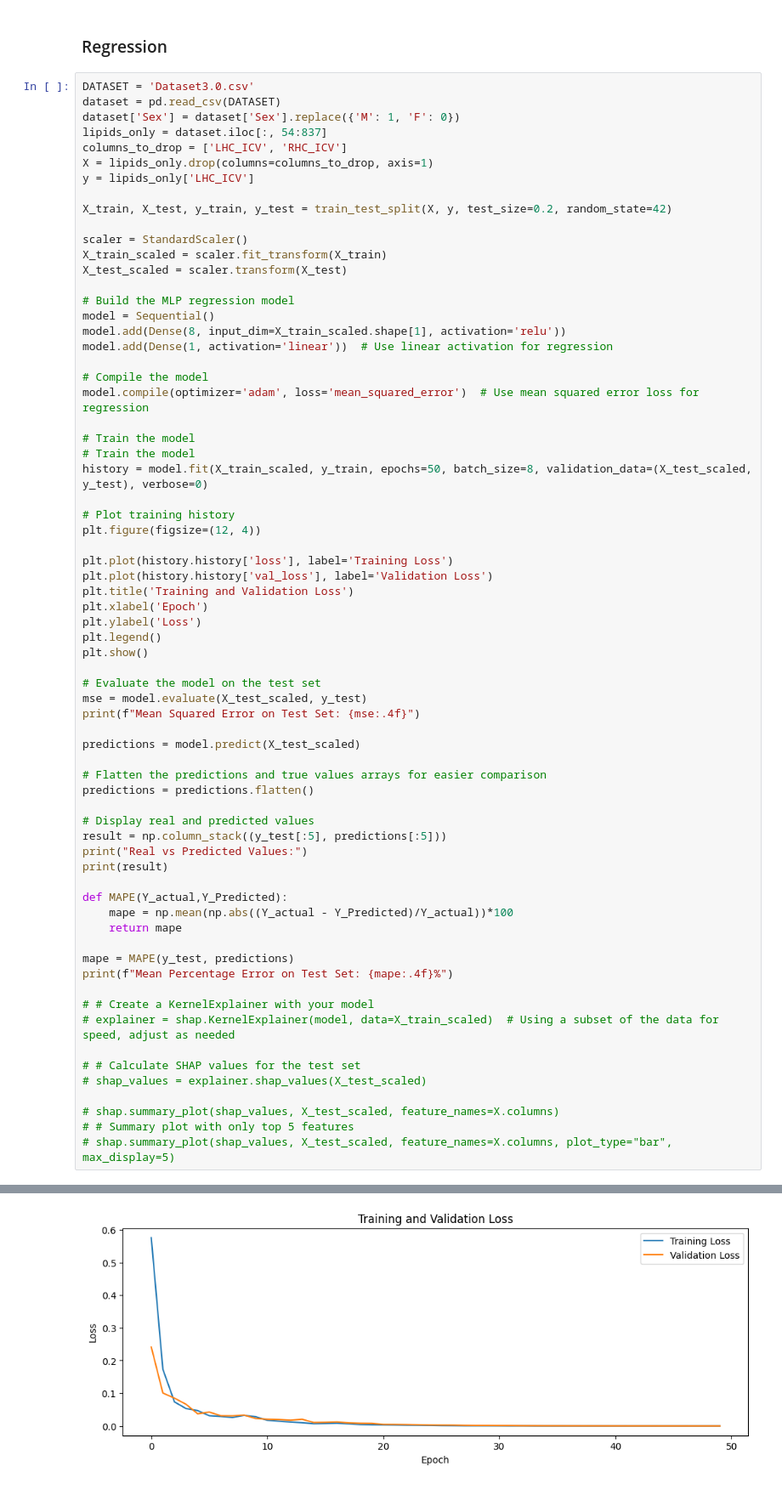
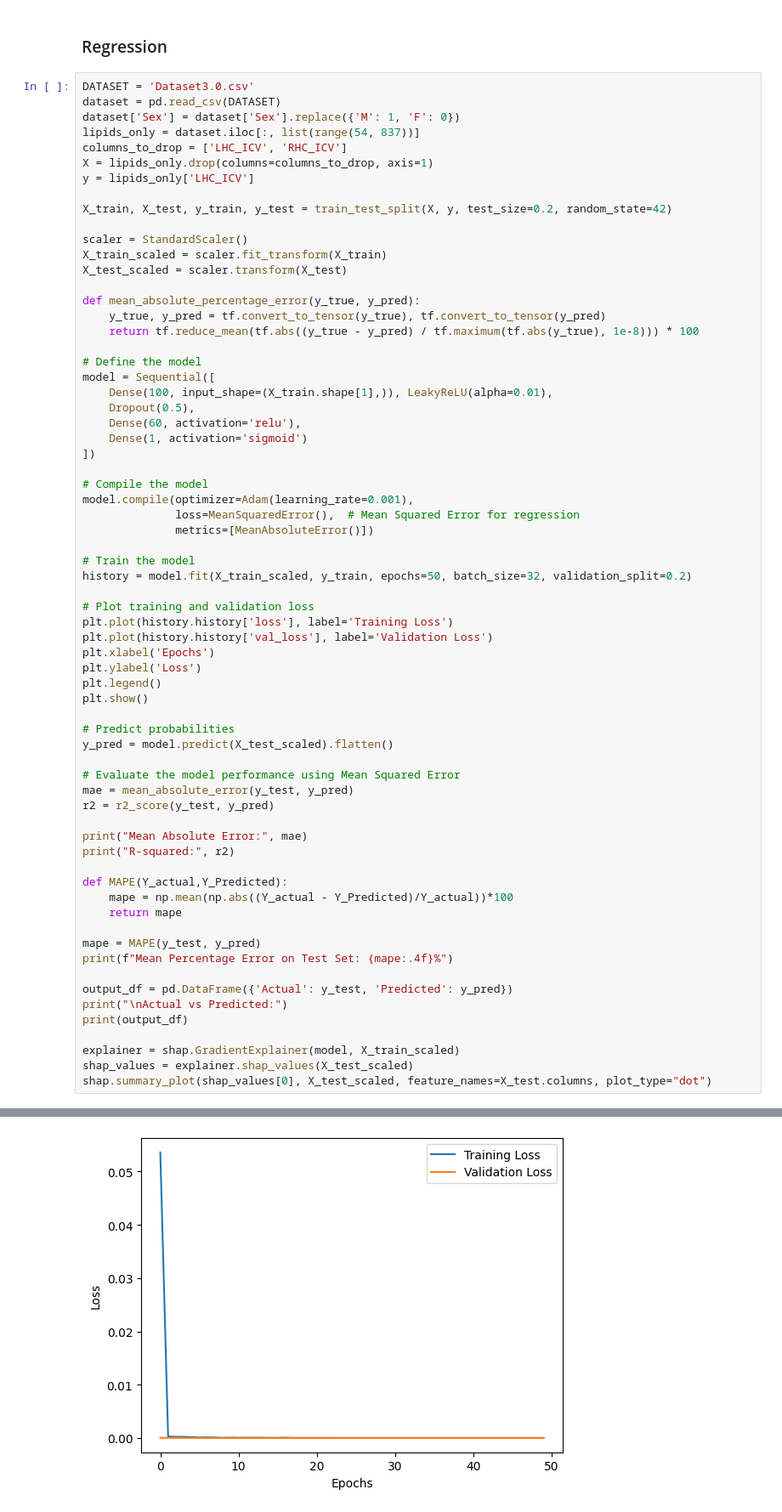
Before and after one commit to ciaranmcevoy07/Tese_Ciaran_McEvoy, a Jupyter notebook: MLP.ipynb, the cells around one changed output, grey strips where cells are left out. Shown at 85% size. Cells and saved outputs as stored; diff of their text form.

```diff
--- a/MLP.ipynb
+++ b/MLP.ipynb
@@ -109,7 +40,7 @@ Real vs Predicted Values:
 DATASET = 'Dataset3.0.csv'
 dataset = pd.read_csv(DATASET)
 dataset['Sex'] = dataset['Sex'].replace({'M': 1, 'F': 0})
-lipids_only = dataset.iloc[:, 54:837]
+lipids_only = dataset.iloc[:, list(range(54, 837))]
 columns_to_drop = ['LHC_ICV', 'RHC_ICV']
 X = lipids_only.drop(columns=columns_to_drop, axis=1)
 y = lipids_only['LHC_ICV']
@@ -120,57 +51,56 @@ scaler = StandardScaler()
 X_train_scaled = scaler.fit_transform(X_train)
 X_test_scaled = scaler.transform(X_test)
 
-# Build the MLP regression model
-model = Sequential()
-model.add(Dense(8, input_dim=X_train_scaled.shape[1], activation='relu'))
-model.add(Dense(1, activation='linear'))  # Use linear activation for regression
+def mean_absolute_percentage_error(y_true, y_pred):
+    y_true, y_pred = tf.convert_to_tensor(y_true), tf.convert_to_tensor(y_pred)
+    return tf.reduce_mean(tf.abs((y_true - y_pred) / tf.maximum(tf.abs(y_true), 1e-8))) * 100
+
+# Define the model
+model = Sequential([
+    Dense(100, input_shape=(X_train.shape[1],)), LeakyReLU(alpha=0.01),
+    Dropout(0.5),
+    Dense(60, activation='relu'),
+    Dense(1, activation='sigmoid')
+])
 
 # Compile the model
-model.compile(optimizer='adam', loss='mean_squared_error')  # Use mean squared error loss for regression
+model.compile(optimizer=Adam(learning_rate=0.001),
+              loss=MeanSquaredError(),  # Mean Squared Error for regression
+              metrics=[MeanAbsoluteError()])
 
 # Train the model
-# Train the model
-history = model.fit(X_train_scaled, y_train, epochs=50, batch_size=8, validation_data=(X_test_scaled, y_test), verbose=0)
+history = model.fit(X_train_scaled, y_train, epochs=50, batch_size=32, validation_split=0.2)
 
-# Plot training history
-plt.figure(figsize=(12, 4))
-
+# Plot training and validation loss
 plt.plot(history.history['loss'], label='Training Loss')
 plt.plot(history.history['val_loss'], label='Validation Loss')
-plt.title('Training and Validation Loss')
-plt.xlabel('Epoch')
+plt.xlabel('Epochs')
 plt.ylabel('Loss')
 plt.legend()
 plt.show()
 
-# Evaluate the model on the test set
-mse = model.evaluate(X_test_scaled, y_test)
-print(f"Mean Squared Error on Test Set: {mse:.4f}")
+# Predict probabilities
+y_pred = model.predict(X_test_scaled).flatten()
 
-predictions = model.predict(X_test_scaled)
+# Evaluate the model performance using Mean Squared Error
+mae = mean_absolute_error(y_test, y_pred)
+r2 = r2_score(y_test, y_pred)
 
-# Flatten the predictions and true values arrays for easier comparison
-predictions = predictions.flatten()
-
-# Display real and predicted values
-result = np.column_stack((y_test[:5], predictions[:5]))
-print("Real vs Predicted Values:")
-print(result)
+print("Mean Absolute Error:", mae)
+print("R-squared:", r2)
 
 def MAPE(Y_actual,Y_Predicted):
     mape = np.mean(np.abs((Y_actual - Y_Predicted)/Y_actual))*100
     return mape
 
-mape = MAPE(y_test, predictions)
+mape = MAPE(y_test, y_pred)
 print(f"Mean Percentage Error on Test Set: {mape:.4f}%")
 
-# # Create a KernelExplainer with your model
-# explainer = shap.KernelExplainer(model, data=X_train_scaled)  # Using a subset of the data for speed, adjust as needed
+output_df = pd.DataFrame({'Actual': y_test, 'Predicted': y_pred})
+print("\nActual vs Predicted:")
+print(output_df)
 
-# # Calculate SHAP values for the test set
-# shap_values = explainer.shap_values(X_test_scaled)
-
-# shap.summary_plot(shap_values, X_test_scaled, feature_names=X.columns)
-# # Summary plot with only top 5 features
-# shap.summary_plot(shap_values, X_test_scaled, feature_names=X.columns, plot_type="bar", max_display=5)
+explainer = shap.GradientExplainer(model, X_train_scaled)
+shap_values = explainer.shap_values(X_test_scaled)
+shap.summary_plot(shap_values[0], X_test_scaled, feature_names=X_test.columns, plot_type="dot")
 # %% [output]
@@ -177 +124 @@ print(f"Mean Percentage Error on Test Set: {mape:.4f}%")
-[figure, old version]
+[figure, new version]
```
Also changed, not shown: parts of 6 cells of this notebook, 4 other files.
